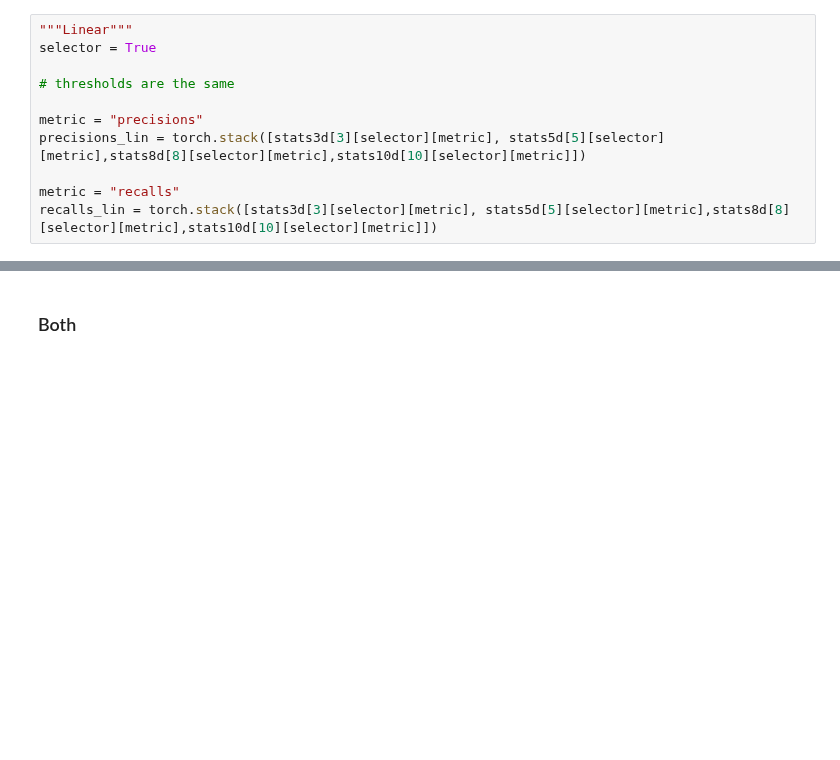
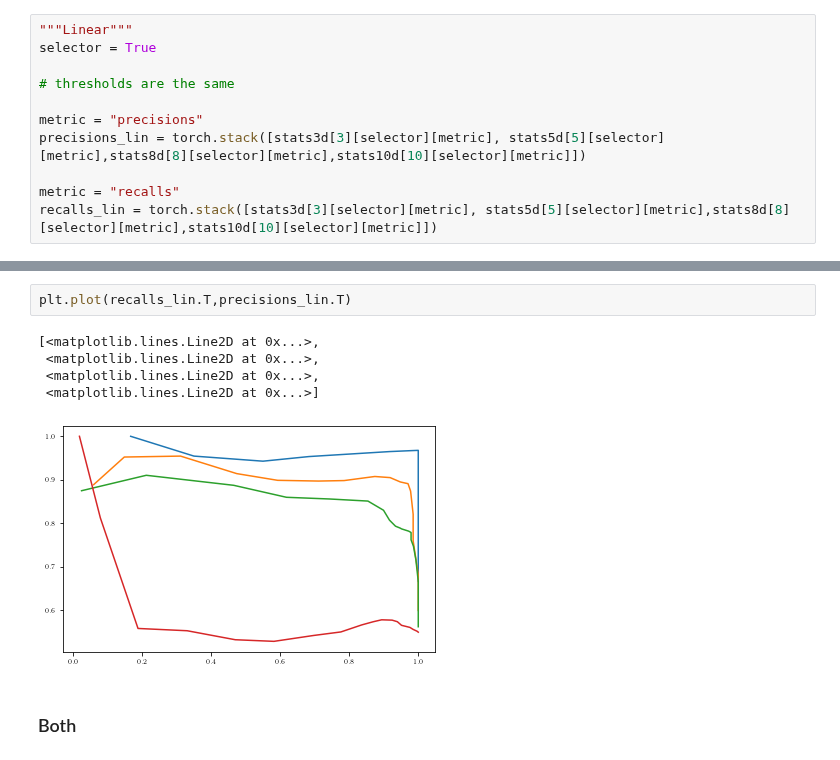
Before and after one commit to rpatrik96/nl-causal-representations, a Jupyter notebook: notebooks/synth_plots.ipynb, the cells around one changed output, grey strips where cells are left out. Cells and saved outputs as stored; diff of their text form; blank space fills up the shorter version.

```diff
--- a/notebooks/synth_plots.ipynb
+++ b/notebooks/synth_plots.ipynb
@@ -385,3 +375,11 @@ plt.plot(thresholds.T, recalls_lin.T)
+# %%
+plt.plot(recalls_lin.T,precisions_lin.T)
+# %% [output]
+[<matplotlib.lines.Line2D at 0x...>,
+ <matplotlib.lines.Line2D at 0x...>,
+ <matplotlib.lines.Line2D at 0x...>,
+ <matplotlib.lines.Line2D at 0x...>]
+[figure, added]
 # %% [markdown]
 ### Both
 # %%
```
Also changed, not shown: parts of 13 cells of this notebook.
